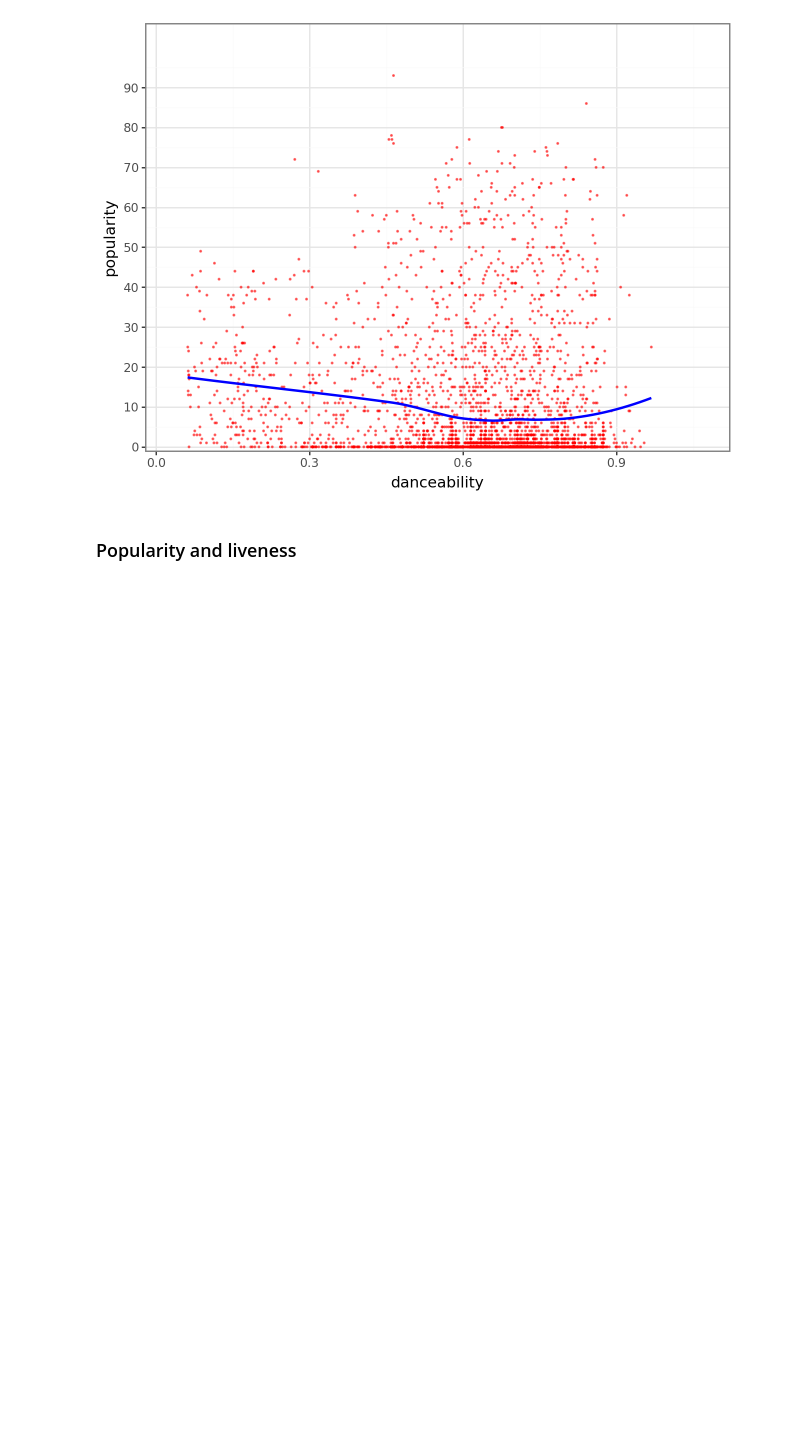
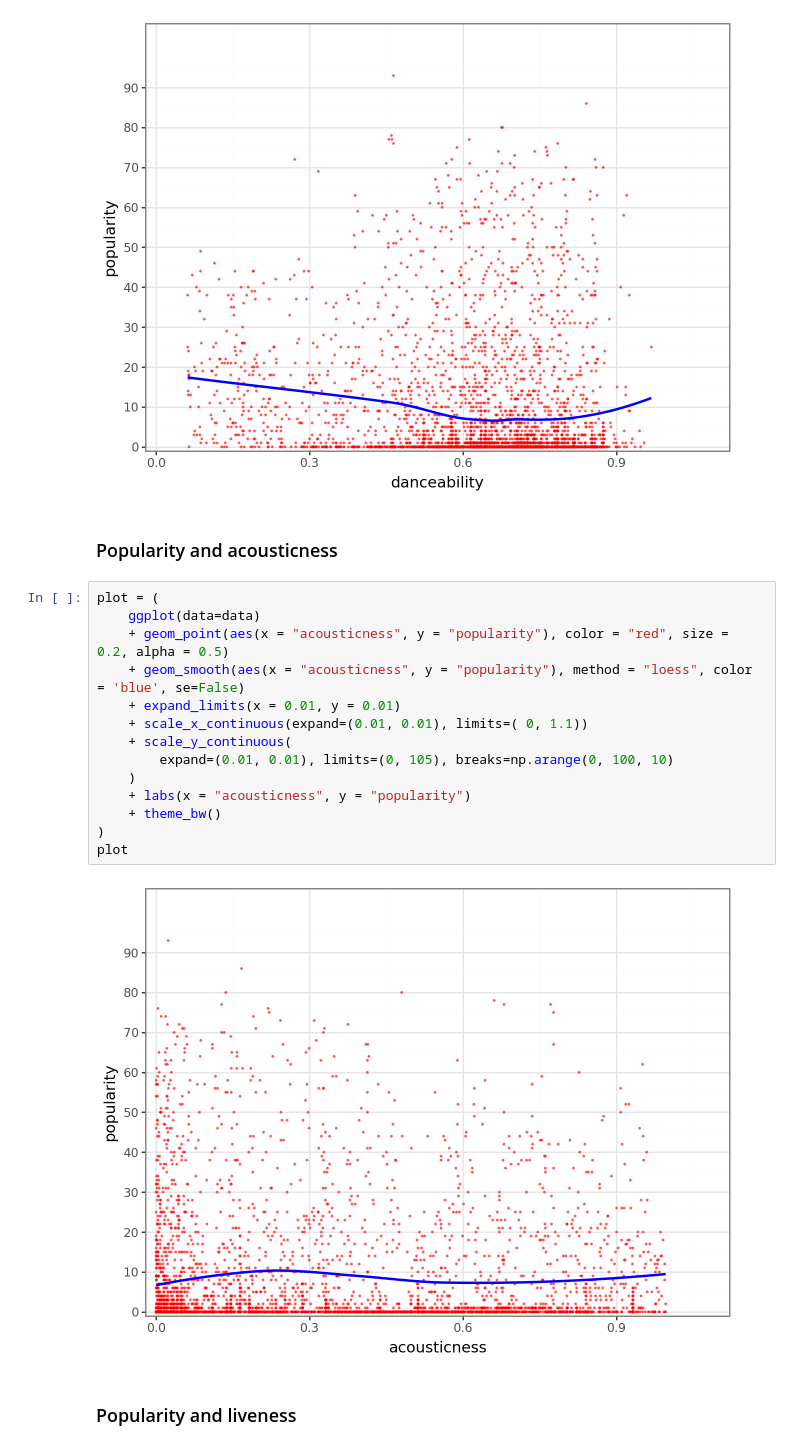
Before and after one commit to Anton21a/Data_Analysis, a Jupyter notebook: Assignment2.ipynb, the cells around one changed output. Cells and saved outputs as stored; diff of their text form; blank space fills up the shorter version.

```diff
--- a/Assignment2.ipynb
+++ b/Assignment2.ipynb
@@ -151,6 +151,24 @@ plot = (
 plot
 # %% [output]
 [figure]
+# %% [markdown]
+### Popularity and acousticness
+# %%
+plot = (
+    ggplot(data=data)
+    + geom_point(aes(x = "acousticness", y = "popularity"), color = "red", size = 0.2, alpha = 0.5)
+    + geom_smooth(aes(x = "acousticness", y = "popularity"), method = "loess", color = 'blue', se=False)
+    + expand_limits(x = 0.01, y = 0.01)
+    + scale_x_continuous(expand=(0.01, 0.01), limits=( 0, 1.1))
+    + scale_y_continuous(
+        expand=(0.01, 0.01), limits=(0, 105), breaks=np.arange(0, 100, 10)
+    )
+    + labs(x = "acousticness", y = "popularity")
+    + theme_bw()
+)
+plot
+# %% [output]
+[figure, added]
 # %% [markdown]
 ### Popularity and liveness
 # %%
```
Also changed, not shown: parts of 15 cells of this notebook.
